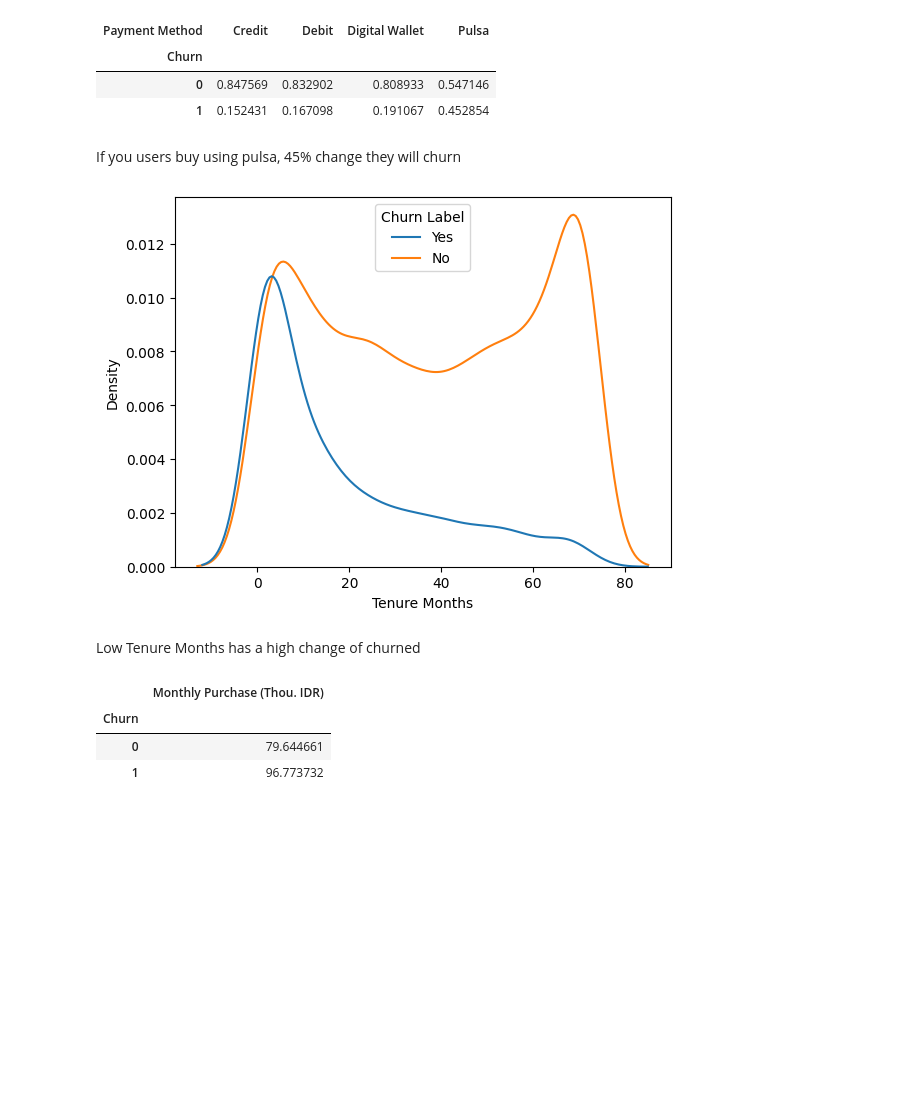
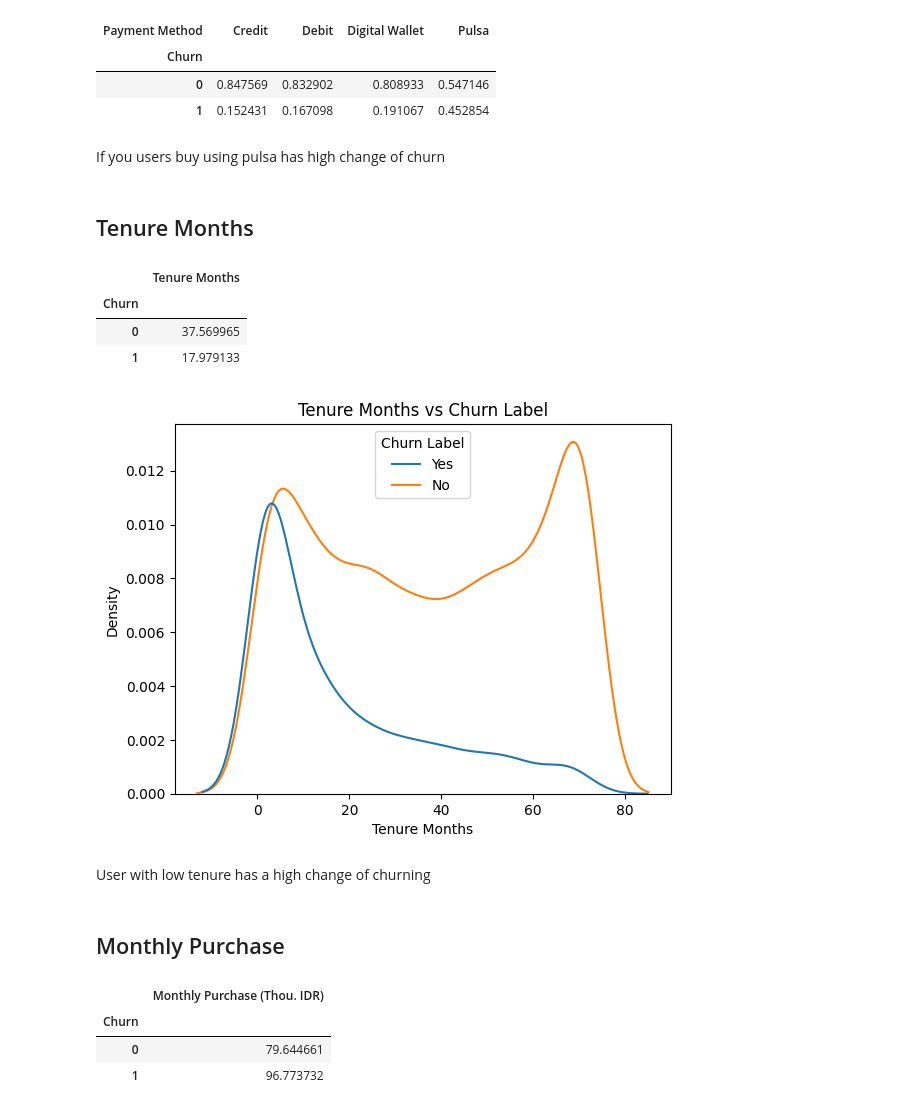
Before and after one commit to marcellinus-witarsah/data-challenge-dsw-2023, a Jupyter notebook: notebooks/03_churn_model.ipynb, the cells around one changed output. Saved outputs shown, nothing was run; the diff lists cells and outputs as text; code cells hidden in the pictures; blank space fills up the shorter version.

```diff
--- a/notebooks/03_churn_model.ipynb
+++ b/notebooks/03_churn_model.ipynb
@@ -112,12 +148,12 @@ def preprocess_data(df):
 
     def check_internet_service(row):
         if row['Games Product'] == "No internet service"\
-            and (row['Music Product'] == "No internet service")\
-            and (row['Education Product'] == "No internet service")\
-            and (row['Video Product'] == "No internet service")\
-            and (row['Use MyApp'] == "No internet service"):
-            return "Don't use internet"
-        else: return "Use internet"
+            and row['Music Product'] == "No internet service"\
+            and row['Education Product'] == "No internet service"\
+            and row['Video Product'] == "No internet service"\
+            and row['Use MyApp'] == "No internet service":
+            return 0
+        else: return 1
 
     df=df.copy()
     df['Internet Service'] = df.apply(lambda x: check_internet_service(x), axis=1)
@@ -134,10 +170,7 @@ def preprocess_data(df):
     df['Use MyApp'] = df['Use MyApp'].replace(prod_app_map)
 
     df['Churn'] = df['Churn Label'].map({"Yes": "1", "No": "0"}).astype(int)
-
-
-
-    df['Total Charges'] = df['Tenure Months'] * df['Monthly Purchase (Thou. IDR)']
+    df['Total Purchase'] = df['Tenure Months'] * df['Monthly Purchase (Thou. IDR)']
     return df
 
 df = preprocess_data(df_ori)
@@ -162,0 +188,6 @@ array(['Use internet', "Don't use internet"], dtype=object)
+# %%
+# generate combination
+# order: Games Product, Music Product, Education Product, "Video Product", and "Use MyApp"
+# ===================================
+df["ProductsUsed"] = df.apply(lambda x: str(x["Games Product"]) + str(x["Music Product"]) + str(x["Education Product"]) + str(x["Video Product"]) + str(x["Use MyApp"]), axis=1)
+df
@@ -186,14 +241,26 @@ churn_payment_method
 | 0 | 0.847569 | 0.832902 | 0.808933 | 0.547146 |
 | 1 | 0.152431 | 0.167098 | 0.191067 | 0.452854 |
 # %% [markdown]
-If you users buy using pulsa, 45% change they will churn
+If you users buy using pulsa has high change of churn
+# %% [markdown]
+## Tenure Months
+# %%
+df.pivot_table(index="Churn", values="Tenure Months", aggfunc="mean")
+# %% [output]
+|  | Tenure Months |
+| Churn |  |
+| 0 | 37.569965 |
+| 1 | 17.979133 |
 # %%
 sns.kdeplot(data=df, x='Tenure Months', hue='Churn Label')
+plt.title("Tenure Months vs Churn Label")
 plt.show()
 # %% [output]
-[figure, old version]
+[figure, new version]
 # %% [markdown]
-Low Tenure Months has a high change of churned
+User with low tenure has a high change of churning
+# %% [markdown]
+## Monthly Purchase
 # %%
 df.pivot_table(index="Churn", values="Monthly Purchase (Thou. IDR)", aggfunc="mean")
 # %% [output]
```
Also changed, not shown: parts of 37 cells of this notebook.
